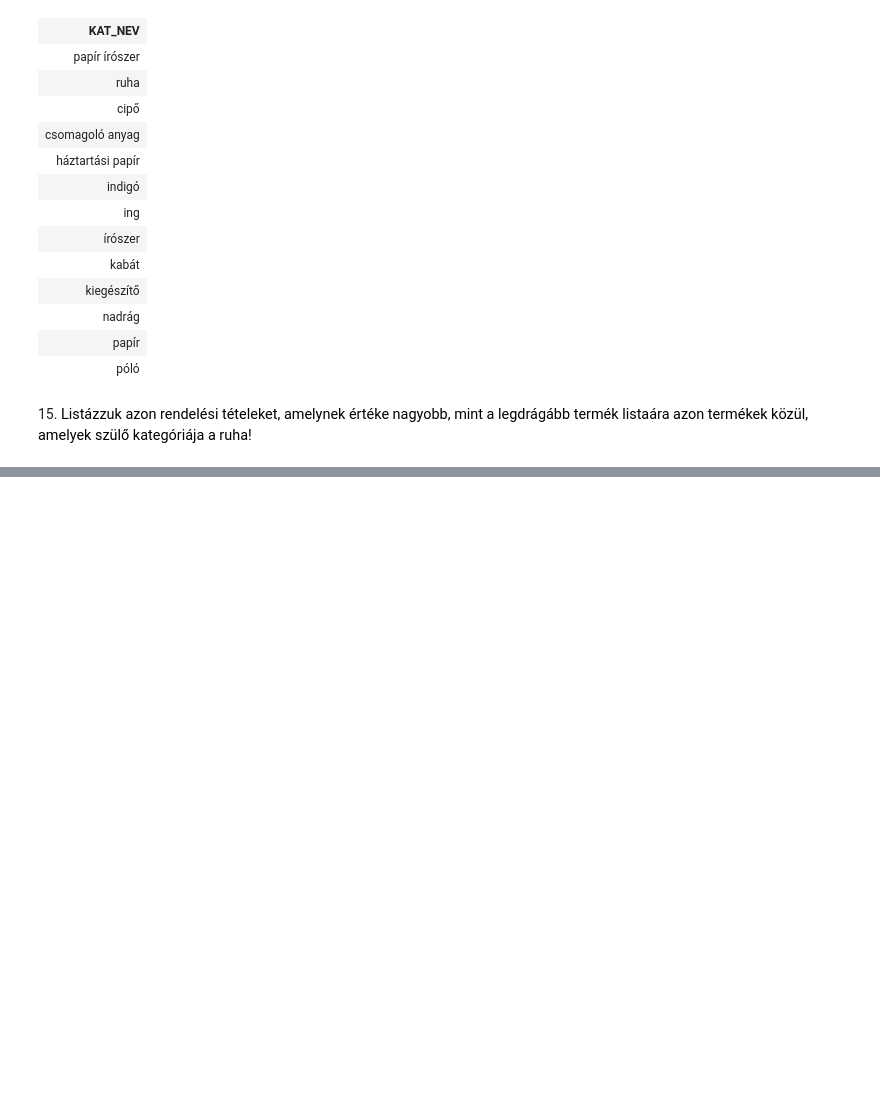
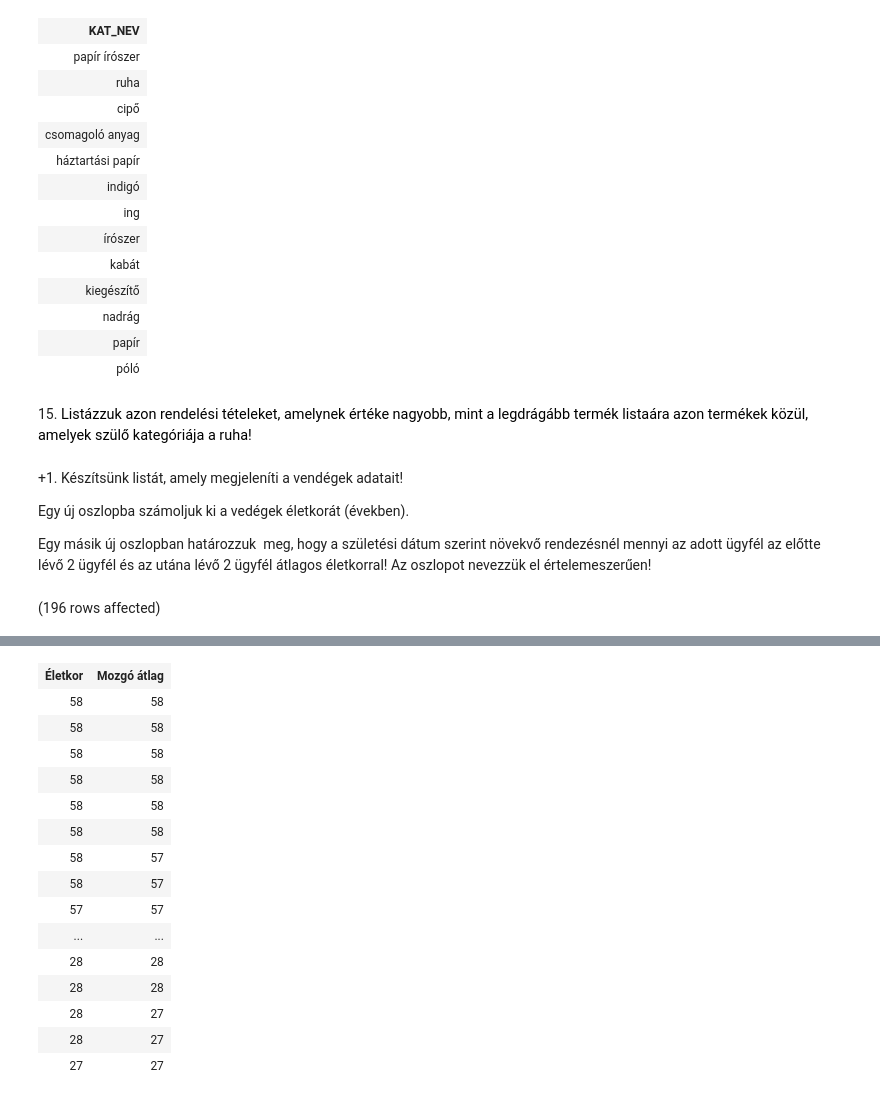
Before and after one commit to Dobo-Lilla/adatbazisok, a Jupyter notebook: gyakorlat06_feladatok.ipynb, the cells around one changed output, grey strips where cells are left out. Saved outputs shown, nothing was run; the diff lists cells and outputs as text; code cells hidden in the pictures; blank space fills up the shorter version.

```diff
--- a/gyakorlat06_feladatok.ipynb
+++ b/gyakorlat06_feladatok.ipynb
@@ -241,3 +241,21 @@ Total execution time: 00:00:00.045
 | póló |
 # %% [markdown]
 15. <span style="background-color: rgb(255, 255, 255); color: rgb(0, 0, 0); font-family: &quot;Open Sans&quot;, sans-serif; font-size: 14.44px;">Listázzuk azon rendelési tételeket, amelynek értéke nagyobb, mint a legdrágább termék listaára azon termékek közül, amelyek szülő kategóriája a ruha!</span>
+# %% [markdown]
++1. Készítsünk listát, amely megjeleníti a vendégek adatait!
+
+Egy új oszlopba számoljuk ki a vedégek életkorát (években).
+
+Egy másik új oszlopban határozzuk  meg, hogy a születési dátum szerint növekvő rendezésnél mennyi az adott ügyfél az előtte lévő 2 ügyfél és az utána lévő 2 ügyfél átlagos életkorral! Az oszlopot nevezzük el értelemeszerűen!
+# %%
+SELECT DATEDIFF(YEAR, SZUL_DAT,GETDATE()) AS 'Életkor',
+    AVG(YEAR(GETDATE())-YEAR(SZUL_DAT)) OVER
+                                 (
+                                       ORDER BY SZUL_DAT
+                                       ROWS  BETWEEN 2 PRECEDING AND  2 FOLLOWING
+                                ) AS 'Mozgó átlag'
+FROM Vendeg
+
+--ugyanaz a számolási mód elgyen az életkornál is és az over-es részben is
+# %% [output]
+(196 rows affected)
@@ -243,0 +263,16 @@ Total execution time: 00:00:00.045
+| Életkor | Mozgó átlag |
+| 58 | 58 |
+| 58 | 58 |
+| 58 | 58 |
+| 58 | 58 |
+| 58 | 58 |
+| 58 | 58 |
+| 58 | 57 |
+| 58 | 57 |
+| 57 | 57 |
+| ... | ... |
+| 28 | 28 |
+| 28 | 28 |
+| 28 | 27 |
+| 28 | 27 |
+| 27 | 27 |
```
Also changed, not shown: parts of 3 cells of this notebook.
